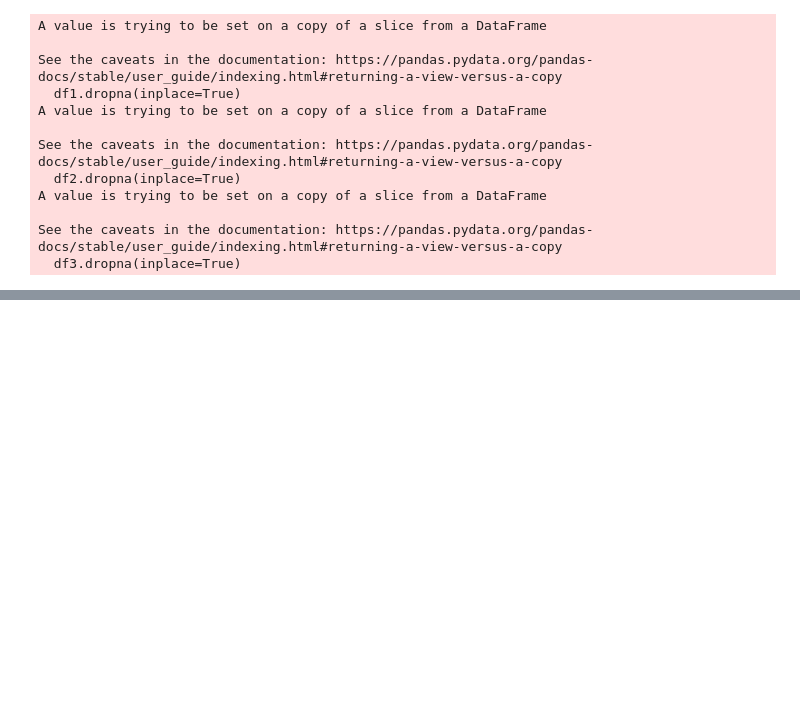
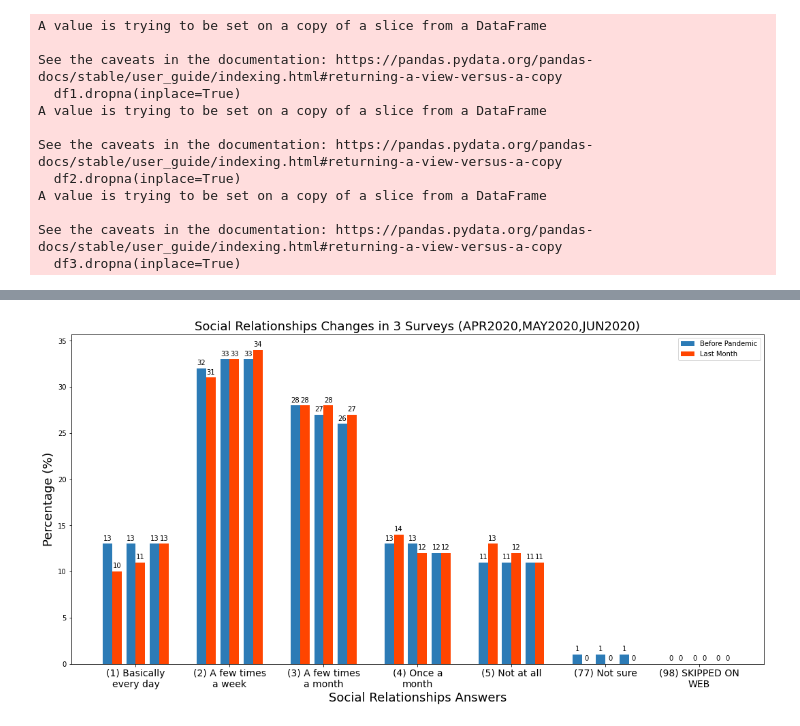
Before and after one commit to meisamasgri/Covid19AndMentalHealth, a Jupyter notebook: SE01 - Final.ipynb, the cells around one changed output, grey strips where cells are left out. Cells and saved outputs as stored; diff of their text form; code cells hidden in the pictures; blank space fills up the shorter version.

```diff
--- a/SE01 - Final.ipynb
+++ b/SE01 - Final.ipynb
@@ -95,0 +290,68 @@ plt.savefig("C:\python\SE01-CROSS.png",
+# %%
+import matplotlib.pyplot as plt
+import numpy as np
+
+labels = data1['unique_values']
+APR_BEFORE_PANDEMIC = data1['april_before']
+APR_LAST_MONTH = data1['april_after']
+MAY_BEFORE_PANDEMIC = data1['may_before']
+MAY_LAST_MONTH = data1['may_after']
+JUN_BEFORE_PANDEMIC = data1['june_before']
+JUN_LAST_MONTH = data1['june_after']
+
+def wrap_labels(ax, width, break_long_words=False):
+    labels = []
+    for label in ax.get_xticklabels():
+        text = label.get_text()
+        labels.append(textwrap.fill(text, width=width,
+                      break_long_words=break_long_words))
+    ax.set_xticklabels(labels, rotation=0)
+
+x = np.arange(len(labels))  # the label locations
+width = 0.1  # the width of the bars
+
+fig, ax = plt.subplots(figsize=(15, 8))
+rects1 = ax.bar(x - width*3 , APR_BEFORE_PANDEMIC, width,color='#2C7BB6', label='Before Pandemic')
+rects2 = ax.bar(x - width*2, APR_LAST_MONTH, width,color='#FF4500', label='Last Month')
+rects3 = ax.bar(x - width/2 , MAY_BEFORE_PANDEMIC, width,color='#2C7BB6')
+rects4 = ax.bar(x + width/2, MAY_LAST_MONTH, width,color='#FF4500')
+rects5 = ax.bar(x + width*2, JUN_BEFORE_PANDEMIC, width,color='#2C7BB6')
+rects6 = ax.bar(x + width*3, JUN_LAST_MONTH, width,color='#FF4500')
+
+
+# Add some text for labels, title and custom x-axis tick labels, etc.
+ax.set_ylabel('Percentage (%)',fontsize=18)
+ax.set_xlabel('Social Relationships Answers',fontsize=18)
+ax.set_title('Social Relationships Changes in 3 Surveys (APR2020,MAY2020,JUN2020)',fontsize=18)
+ax.set_xticks(x)
+ax.set_xticklabels(labels)
+ax.legend()
+
+
+def autolabel(rects):
+    """Attach a text label above each bar in *rects*, displaying its height."""
+    for rect in rects:
+        height = rect.get_height()
+        ax.annotate('{}'.format(height),
+                    xy=(rect.get_x() + rect.get_width() / 2, height),
+                    xytext=(0, 3),  # 3 points vertical offset
+                    textcoords="offset points",
+                    ha='center', va='bottom')
+
+
+autolabel(rects1)
+autolabel(rects2)
+autolabel(rects3)
+autolabel(rects4)
+autolabel(rects5)
+autolabel(rects6)
+wrap_labels(ax, 15)
+
+fig.tight_layout()
+plt.xticks(fontsize=14)
+# plt.xticks(fontsize=7 , rotation=45)
+plt.show()
+
+fig.savefig('C:\python\SE01-BARS.png',format='png', dpi=600)
+# %% [output]
+[figure, added]
```
Also changed, not shown: parts of 7 cells of this notebook, 7 other files.
